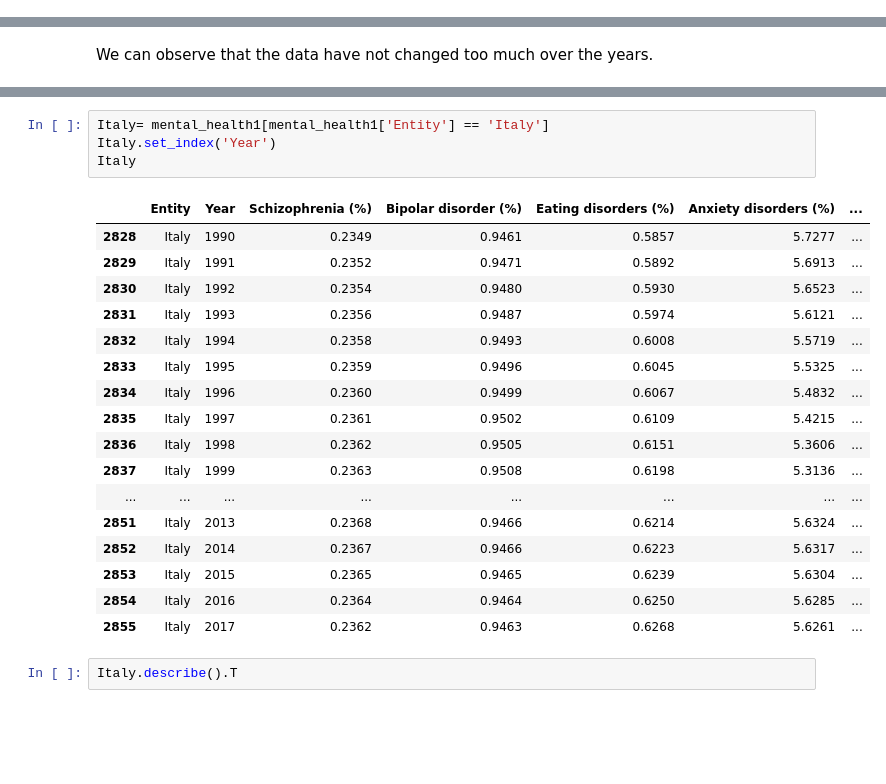
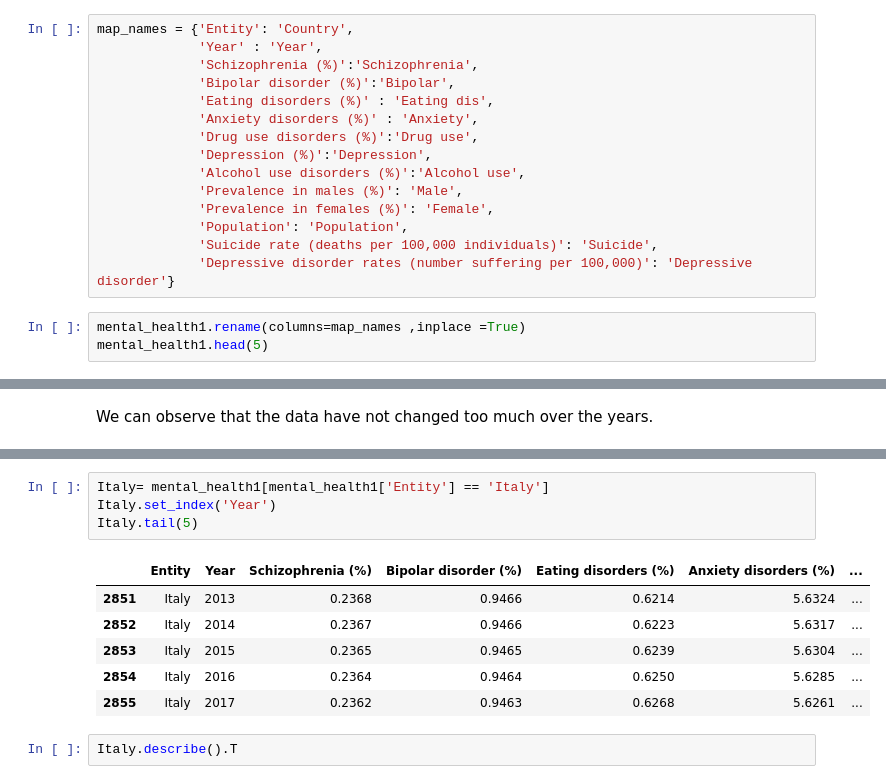
Before and after one commit to AlessandroSignoretto/Social_research_project, a Jupyter notebook: Social_research_project.ipynb, the cells around one changed output, grey strips where cells are left out. Saved outputs shown, nothing was run; the diff lists cells and outputs as text; blank space fills up the shorter version.

```diff
--- a/Social_research_project.ipynb
+++ b/Social_research_project.ipynb
@@ -172,3 +172,21 @@ mental_health1.describe().T
 | Suicide rate (deaths per 100,000 ... | 5543.0000 | 12.0031 | 8.3509 | 1.5268 | 6.5149 | 10.3423 | 14.9084 | 98.8317 |
 | Depressive disorder rates (number... | 5543.0000 | 3336.2954 | 636.4482 | 2065.4519 | 2843.0971 | 3327.0602 | 3725.1668 | 6096.4376 |
 | Prevalence - Depressive disorders... | 5543.0000 | 2251391.7975 | 15997785.8559 | 930.7216 | 54770.6828 | 198294.1424 | 651470.6035 | 264455592.7430 |
+# %%
+map_names = {'Entity': 'Country',
+             'Year' : 'Year',
+             'Schizophrenia (%)':'Schizophrenia',
+             'Bipolar disorder (%)':'Bipolar',
+             'Eating disorders (%)' : 'Eating dis',
+             'Anxiety disorders (%)' : 'Anxiety',
+             'Drug use disorders (%)':'Drug use',
+             'Depression (%)':'Depression',
+             'Alcohol use disorders (%)':'Alcohol use',
+             'Prevalence in males (%)': 'Male',
+             'Prevalence in females (%)': 'Female',
+             'Population': 'Population',
+             'Suicide rate (deaths per 100,000 individuals)': 'Suicide',
+             'Depressive disorder rates (number suffering per 100,000)': 'Depressive disorder'}
+# %%
+mental_health1.rename(columns=map_names ,inplace =True)
+mental_health1.head(5)
@@ -226,20 +272,9 @@ meancountry.head()
 # %%
 Italy= mental_health1[mental_health1['Entity'] == 'Italy']
 Italy.set_index('Year')
-Italy
+Italy.tail(5)
 # %% [output]
 |  | Entity | Year | Schizophrenia (%) | Bipolar disorder (%) | Eating disorders (%) | Anxiety disorders (%) | ... |
-| 2828 | Italy | 1990 | 0.2349 | 0.9461 | 0.5857 | 5.7277 | ... |
-| 2829 | Italy | 1991 | 0.2352 | 0.9471 | 0.5892 | 5.6913 | ... |
-| 2830 | Italy | 1992 | 0.2354 | 0.9480 | 0.5930 | 5.6523 | ... |
-| 2831 | Italy | 1993 | 0.2356 | 0.9487 | 0.5974 | 5.6121 | ... |
-| 2832 | Italy | 1994 | 0.2358 | 0.9493 | 0.6008 | 5.5719 | ... |
-| 2833 | Italy | 1995 | 0.2359 | 0.9496 | 0.6045 | 5.5325 | ... |
-| 2834 | Italy | 1996 | 0.2360 | 0.9499 | 0.6067 | 5.4832 | ... |
-| 2835 | Italy | 1997 | 0.2361 | 0.9502 | 0.6109 | 5.4215 | ... |
-| 2836 | Italy | 1998 | 0.2362 | 0.9505 | 0.6151 | 5.3606 | ... |
-| 2837 | Italy | 1999 | 0.2363 | 0.9508 | 0.6198 | 5.3136 | ... |
-| ... | ... | ... | ... | ... | ... | ... | ... |
 | 2851 | Italy | 2013 | 0.2368 | 0.9466 | 0.6214 | 5.6324 | ... |
 | 2852 | Italy | 2014 | 0.2367 | 0.9466 | 0.6223 | 5.6317 | ... |
 | 2853 | Italy | 2015 | 0.2365 | 0.9465 | 0.6239 | 5.6304 | ... |
```
Also changed, not shown: parts of 8 cells of this notebook.
